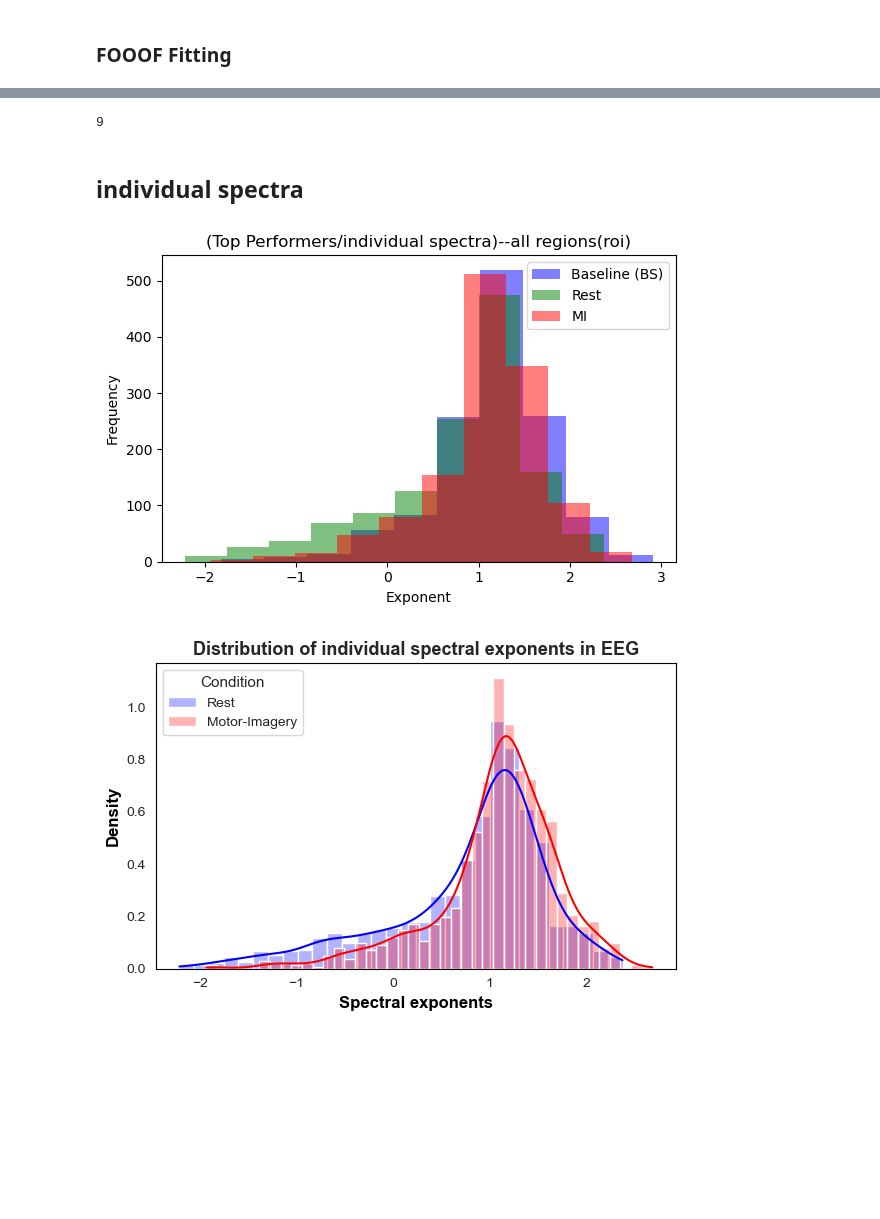
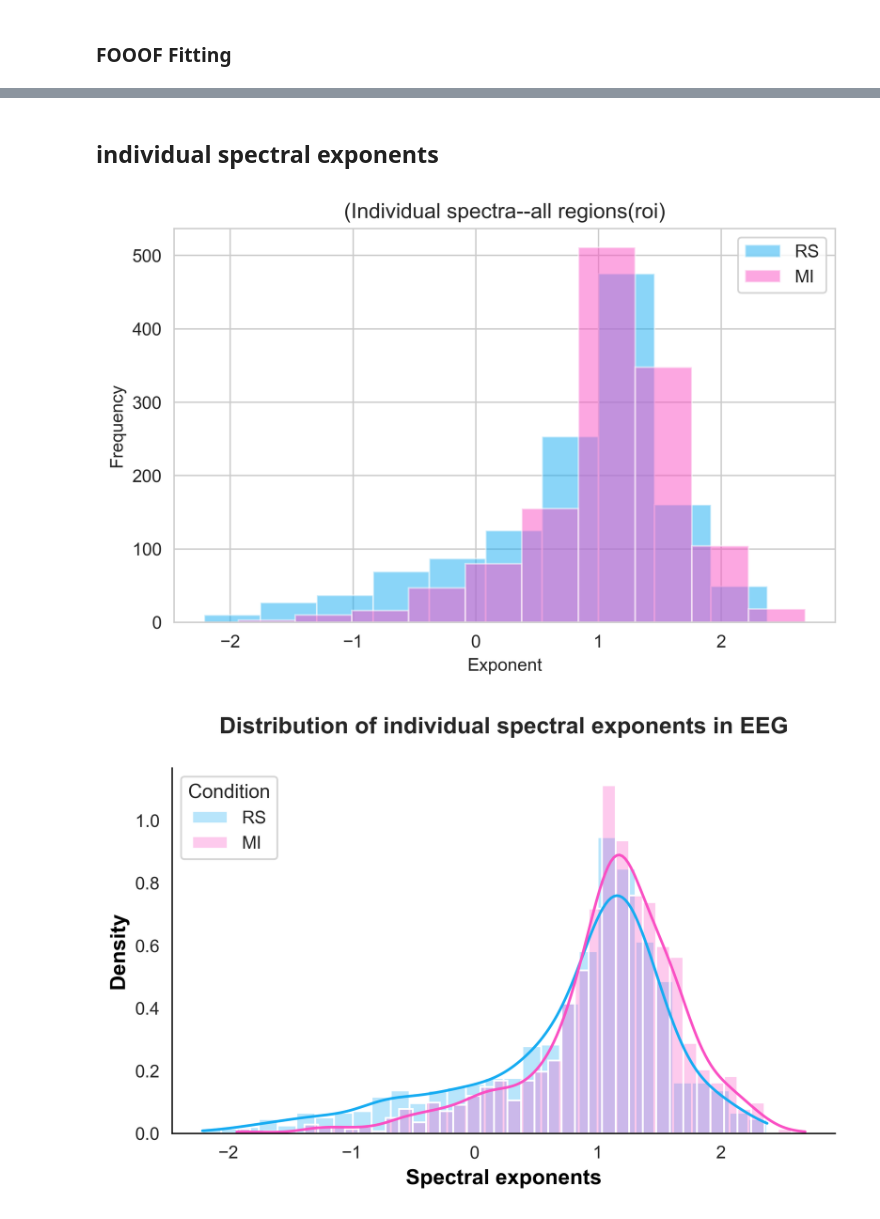
Before and after one commit to ApurbaApd/sgm_bci_modeling, a Jupyter notebook: spectrome/notebooks/FOOOF_slope_check_eeg_apd1.ipynb, the cells around one changed output, grey strips where cells are left out. Cells and saved outputs as stored; diff of their text form; code cells hidden in the pictures; blank space fills up the shorter version.

```diff
--- a/spectrome/notebooks/FOOOF_slope_check_eeg_apd1.ipynb
+++ b/spectrome/notebooks/FOOOF_slope_check_eeg_apd1.ipynb
@@ -150,13 +162,5 @@ np.mean(r2_rest), np.mean(r2_mi)
-# %%
-cnt=0
-for num in r2_rest:
-    if num<0.60:
-        cnt+=1
-print(cnt)
-# %% [output]
-9
 # %% [markdown]
-## individual spectra
+## individual spectral exponents
 # %%
 reg_len =68
 sub_len=19
@@ -169,6 +173,9 @@ r2_base_ind=[]
 fit_rest_ind=[]
 fit_mi_ind=[]
 fit_base_ind=[]
+
+col_rs = "#16ACF2"
+col_mi = "#FA50C4"
 
 ##for each region--19 values
 r2_rest_dict={i: [] for i in range(reg_len)}
@@ -178,73 +185,62 @@ r2_mi_dict={i: [] for i in range(reg_len)}
 for i in range(reg_len):
     for j in range(sub_len):
         fm_rs=FOOOF(min_peak_height=0.05, verbose=False)
         spectra=sess4_rest_avg[j,i,3:30]
         fm_rs.fit(fvec, spectra)
         r2_rest_ind.append(round(fm_rs.r_squared_, 4))
         r2_rest_dict[i].append(round(fm_rs.r_squared_, 4))
         fit_rest_ind.append(round(fm_rs.error_, 4))
         rs_slope = fm_rs.get_params('aperiodic_params', 'exponent')
         actual_spectra_rest_ind.append(rs_slope)
 
-for i in range(reg_len):
-    for j in range(sub_len):
-        fm_bs=FOOOF(min_peak_height=0.05, verbose=False)
-        spectra=sess4_base_avg[j,i,3:30]
-        fm_bs.fit(fvec,spectra)
-        r2_base_ind.append(round(fm_bs.r_squared_, 4))
-        r2_base_dict[i].append(round(fm_bs.r_squared_, 4))
-        fit_base_ind.append(round(fm_bs.error_, 4))
-        bs_slope = fm_bs.get_params('aperiodic_params', 'exponent')
-        actual_spectra_base_ind.append(bs_slope)
+# for i in range(reg_len):
+#     for j in range(sub_len):
+#         fm_bs=FOOOF(min_peak_height=0.05, verbose=False)
+#         spectra=sess4_base_avg[j,i,3:30]
+#         fm_bs.fit(fvec,spectra)
+#         r2_base_ind.append(round(fm_bs.r_squared_, 4))
+#         r2_base_dict[i].append(round(fm_bs.r_squared_, 4))
+#         fit_base_ind.append(round(fm_bs.error_, 4))
+#         bs_slope = fm_bs.get_params('aperiodic_params', 'exponent')
+#         actual_spectra_base_ind.append(bs_slope)
 
 for i in range(reg_len):
     for j in range(sub_len):
         fm_mi=FOOOF(min_peak_height=0.05, verbose=False)
         spectra=sess4_mi_avg[j,i,3:30]
         fm_mi.fit(fvec, spectra)
         r2_mi_ind.append(round(fm_mi.r_squared_, 4))
         r2_mi_dict[i].append(round(fm_mi.r_squared_, 4))
         fit_mi_ind.append(round(fm_mi.error_, 4))
         mi_slope = fm_mi.get_params('aperiodic_params', 'exponent')
         actual_spectra_mi_ind.append(mi_slope)
 
-plt.figure(figsize=(6,4))
-plt.hist(actual_spectra_base_ind, alpha=0.5, label='Baseline (BS)', color='b')
-plt.hist(actual_spectra_rest_ind, alpha=0.5, label='Rest', color='g')
-plt.hist(actual_spectra_mi_ind, alpha=0.5, label='MI', color='r')
+plt.figure(figsize=(6,4), dpi=400)
+# plt.hist(actual_spectra_base_ind, alpha=0.5, label='Baseline (BS)', color='b')
+plt.hist(actual_spectra_rest_ind, alpha=0.5, label='RS', color=col_rs)
+plt.hist(actual_spectra_mi_ind, alpha=0.5, label='MI', color=col_mi)
 plt.xlabel('Exponent')
 plt.ylabel('Frequency')
-plt.title('(Top Performers/individual spectra)--all regions(roi)')
+plt.title('(Individual spectra--all regions(roi)')
 plt.legend()
 
 plt.tight_layout()
 plt.show()
 # %% [output]
-[figure, old version]
+[figure, new version]
 # %%
-# plt.figure(figsize=(6, 4))
-
-# # sns.histplot(actual_spectra_base_ind, label='Baseline (BS)', color='b', kde=True, stat='count', alpha=0.2)
-# sns.histplot(actual_spectra_rest_ind, label='Rest', color='b', kde=True, stat='count', alpha=0.2)
-# sns.histplot(actual_spectra_mi_ind, label='Motor-Imagery', color='r', kde=True, stat='count', alpha=0.2)
-
-# plt.xlabel('Exponents')
-# plt.ylabel('Count')
-# plt.title('Exponents distribution for Individual spectra (EEG)')
-# plt.legend()
-
-# plt.tight_layout()
-# plt.show()
+col_rs = "#16ACF2"
+col_mi = "#FA50C4"
 
 sns.set_style("whitegrid")
-plt.figure(figsize=(6, 4))
+plt.figure(figsize=(6, 4), dpi=400)
 
-sns.histplot(actual_spectra_rest_ind, label='Rest', color='blue', kde=True, stat='density', alpha=0.3, linewidth=1)
-sns.histplot(actual_spectra_mi_ind, label='Motor-Imagery', color='red', kde=True, stat='density', alpha=0.3, linewidth=1)
+sns.histplot(actual_spectra_rest_ind, label='RS', color=col_rs, kde=True, stat='density', alpha=0.3, linewidth=1)
+sns.histplot(actual_spectra_mi_ind, label='MI', color=col_mi, kde=True, stat='density', alpha=0.3, linewidth=1)
 
 plt.xlabel('Spectral exponents', fontsize=12, fontweight='bold', color='black')
 plt.ylabel('Density', fontsize=12, fontweight='bold', color='black')
-plt.title('Distribution of individual spectral exponents in EEG', fontsize=13, fontweight='bold')
+plt.title(f'Distribution of individual spectral exponents in EEG\n', fontsize=13, fontweight='bold')
 plt.legend(title='Condition', fontsize=10, title_fontsize=11, frameon=True, loc='upper left')
 
 ax = plt.gca()
@@ -253,12 +249,16 @@ ax.spines['top'].set_color('black')
 ax.spines['right'].set_color('black')
 # ax.spines['bottom'].set_linewidth(1.5)
 ax.spines['left'].set_color('black')
+# Remove top and right spines
+ax.spines['top'].set_visible(False)
+ax.spines['right'].set_visible(False)
 
 plt.grid(False)
 plt.tight_layout()
+# plt.savefig(f"/Users/apurbadebnath/Desktop/sgm_bci/invidual_exponent_eeg.png", dpi=400)
 plt.show()
 # %% [output]
-[figure, old version]
+[figure, new version]
 # %%
 np.mean(r2_rest_ind),np.mean(r2_mi_ind)
 # %% [output]
```
Also changed, not shown: parts of 19 cells of this notebook, 18 other files.
